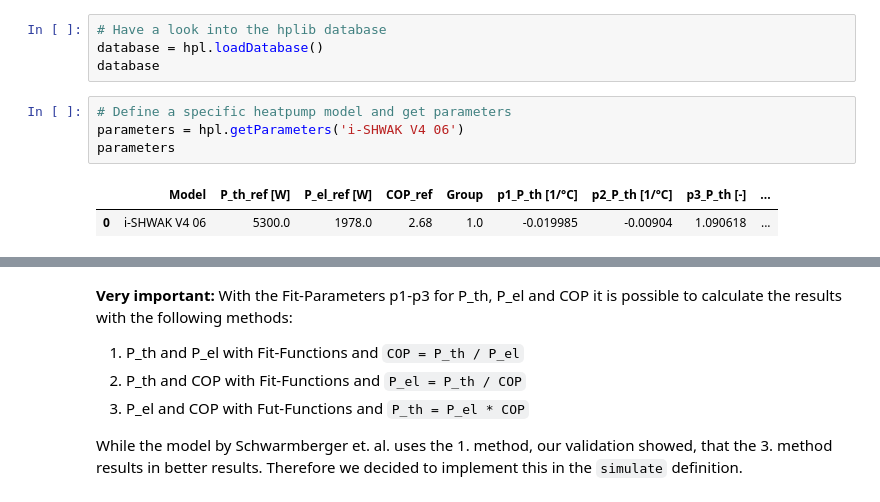
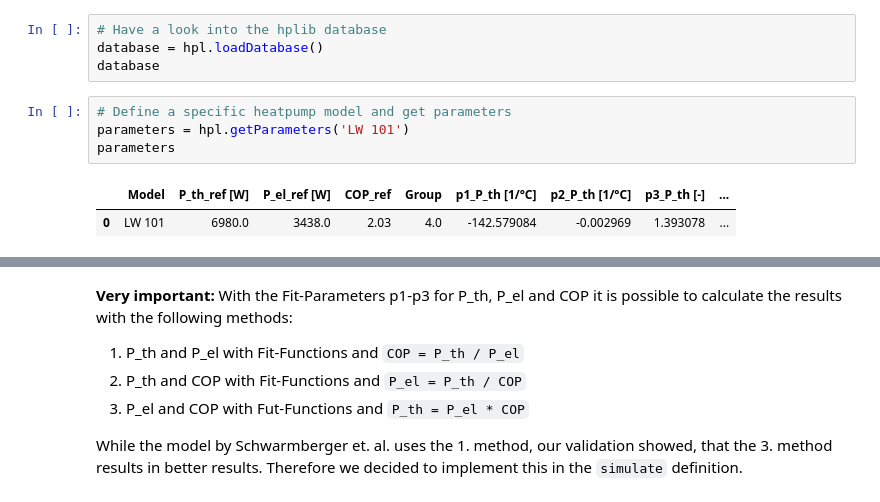
Before and after one commit to FZJ-IEK3-VSA/hplib, a Jupyter notebook: Documentation.ipynb, the cells around one changed output, grey strips where cells are left out. Saved outputs shown, nothing was run; the diff lists cells and outputs as text.

```diff
--- a/Documentation.ipynb
+++ b/Documentation.ipynb
@@ -74,11 +74,11 @@ database = hpl.loadDatabase()
 database
 # %%
 # Define a specific heatpump model and get parameters
-parameters = hpl.getParameters('i-SHWAK V4 06')
+parameters = hpl.getParameters('LW 101')
 parameters
 # %% [output]
 |  | Model | P_th_ref [W] | P_el_ref [W] | COP_ref | Group | p1_P_th [1/°C] | p2_P_th [1/°C] | p3_P_th [-] | ... |
-| 0 | i-SHWAK V4 06 | 5300.0 | 1978.0 | 2.68 | 1.0 | -0.019985 | -0.00904 | 1.090618 | ... |
+| 0 | LW 101 | 6980.0 | 3438.0 | 2.03 | 4.0 | -142.579084 | -0.002969 | 1.393078 | ... |
 # %%
 # Alternatively, define a "Generic" heatpump model and get parameters
 # For every Group ID there is a parameter set which represents an average heatpump of its group
```
Also changed, not shown: parts of 5 cells of this notebook, 3 other files.
